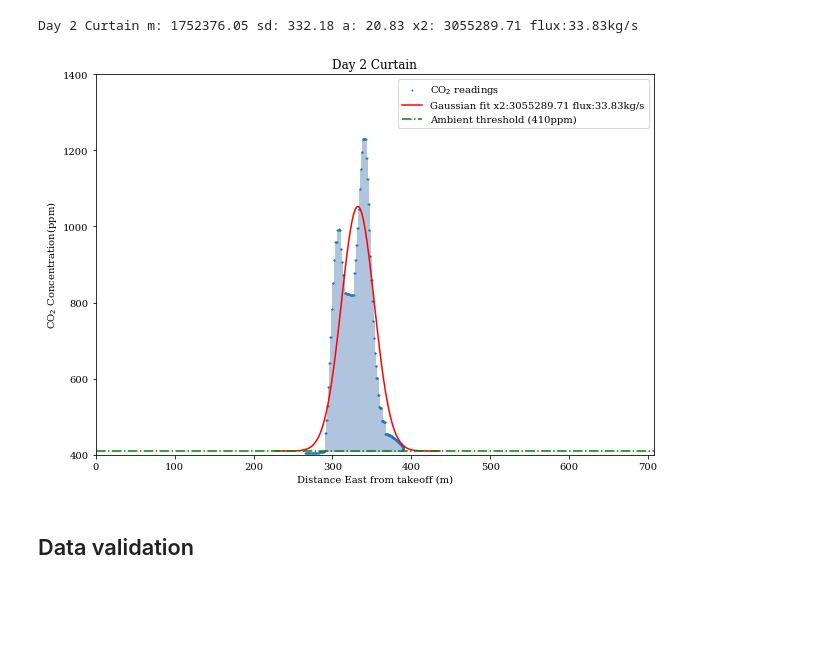
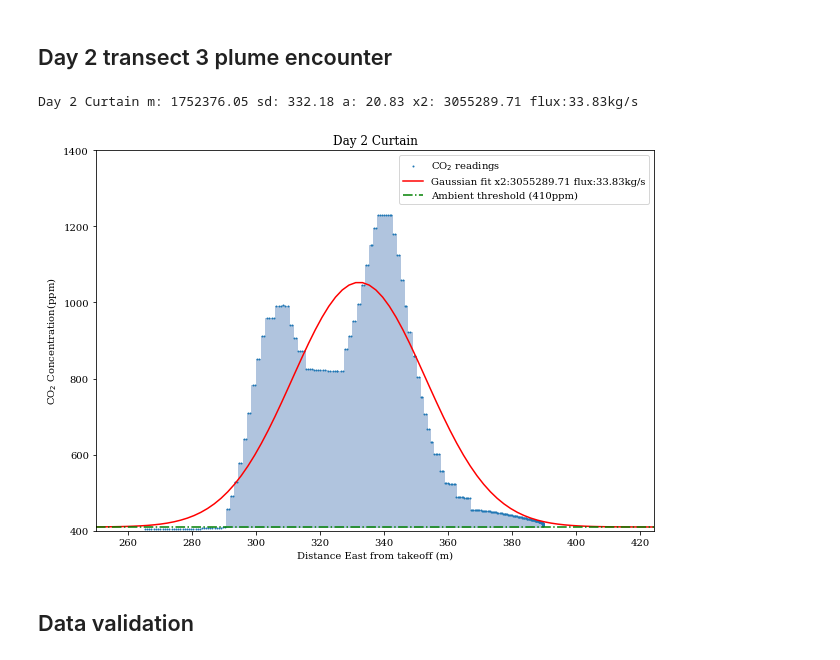
Before and after one commit to BCLab-UNM/iceland-2023-expedition, a Jupyter notebook: Iceland July 2023.ipynb, the cells around one changed output. Drawn from its saved outputs; the diff is of its cells as text; code cells hidden in the pictures; blank space fills up the shorter version.

```diff
--- a/Iceland July 2023.ipynb
+++ b/Iceland July 2023.ipynb
@@ -212,10 +232,12 @@ Day 2 Transect back m: 2569831.69 sd: 310.66 a: 46.03 x2: 721764.87 flux:49.60kg
+# %% [markdown]
+## Day 2 transect 3 plume encounter
 # %%
-ig, axs = plt.subplots(1, 1, figsize=(10, 7))
-render_distance_data(day2_flight1[0], day2_flight2a, 410, 'Day 2 Curtain', axs, limit_distance=1000, max_co2=1400, legend=True, angle=math.pi/4)
+fig, axs = plt.subplots(1, 1, figsize=(10, 7))
+render_distance_data(day2_flight1[0], day2_flight2a, 410, 'Day 2 Curtain', axs, min_distance=250, limit_distance=600, max_co2=1400, legend=True, angle=math.pi/4)
 saveFigure(plt, 'transect3', dpi=300)
 # %% [output]
 Day 2 Curtain m: 1752376.05 sd: 332.18 a: 20.83 x2: 3055289.71 flux:33.83kg/s
-[figure, old version]
+[figure, new version]
 # %% [markdown]
 ## Data validation
 # %%
```
Also changed, not shown: parts of 11 cells of this notebook.
